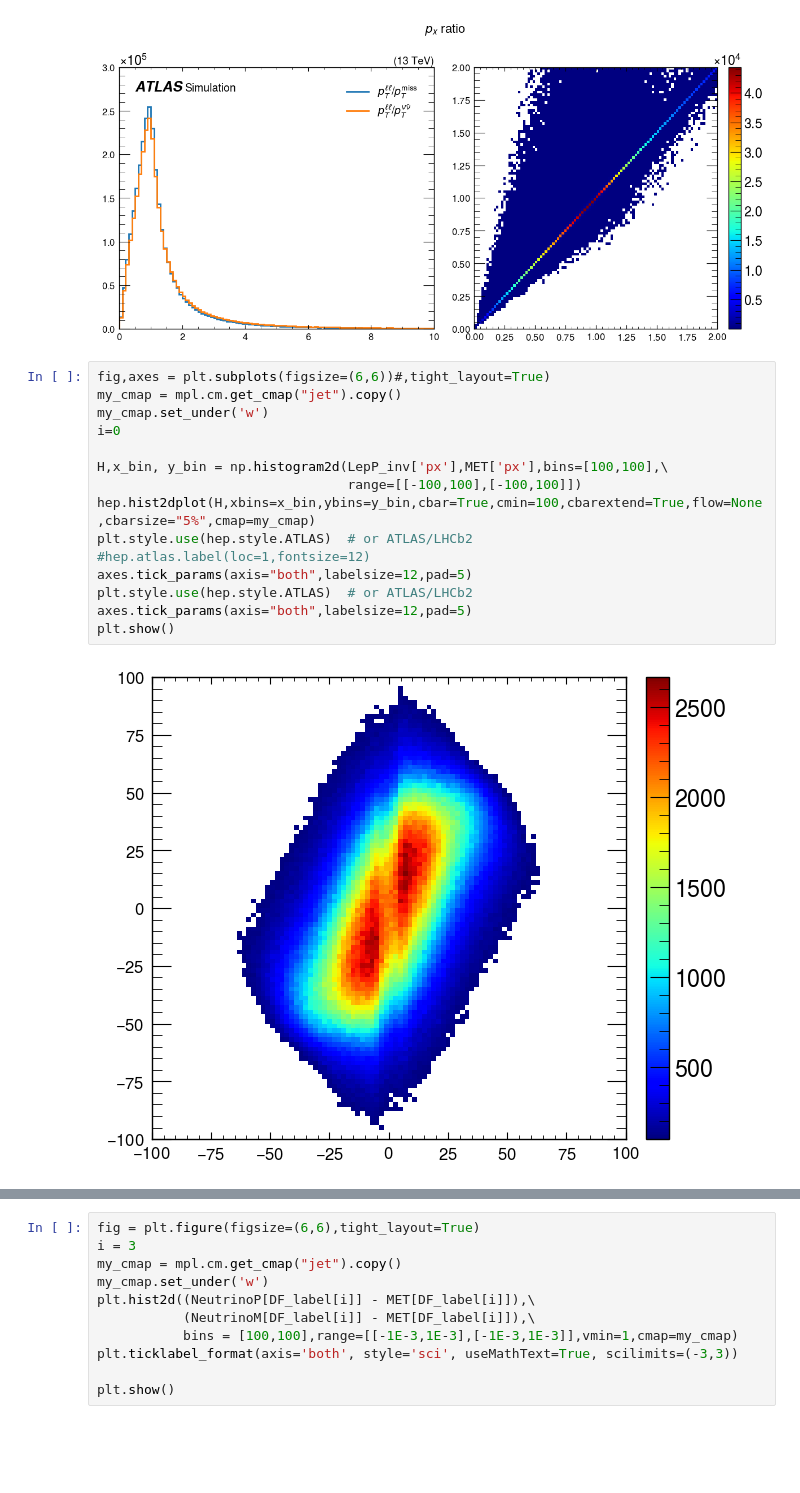
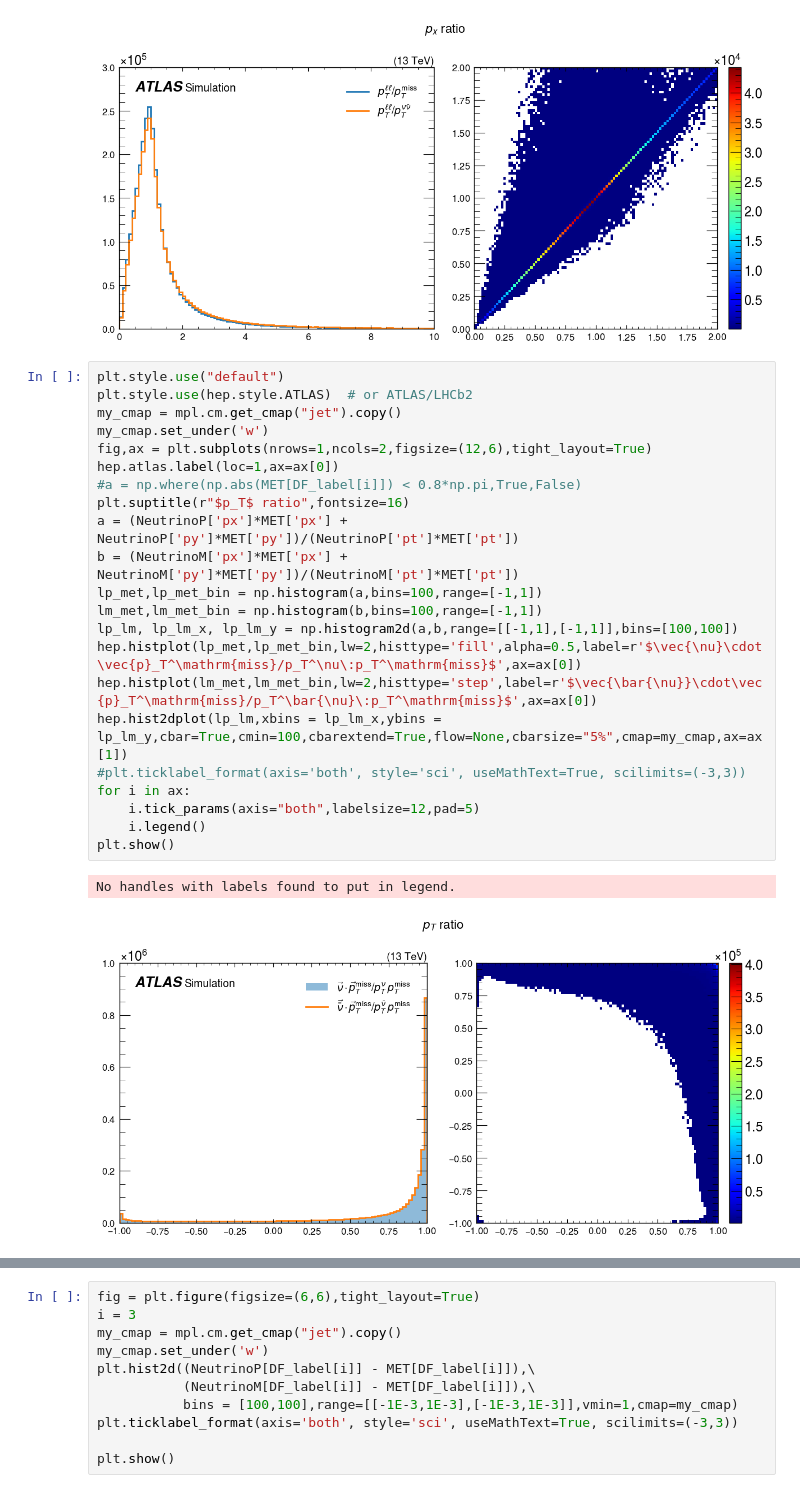
Before and after one commit to SiangYuan-Lin/Bell-Inequality-study, a Jupyter notebook: Rest_frame_reconstruction.ipynb, the cells around one changed output, grey strips where cells are left out. Cells and saved outputs as stored; diff of their text form; blank space fills up the shorter version.

```diff
--- a/Rest_frame_reconstruction.ipynb
+++ b/Rest_frame_reconstruction.ipynb
@@ -251,19 +356,27 @@ plt.show()
 No handles with labels found to put in legend.
 [figure]
 # %%
-fig,axes = plt.subplots(figsize=(6,6))#,tight_layout=True)
+plt.style.use("default")
+plt.style.use(hep.style.ATLAS)  # or ATLAS/LHCb2
 my_cmap = mpl.cm.get_cmap("jet").copy()
 my_cmap.set_under('w')
-i=0
-
-H,x_bin, y_bin = np.histogram2d(LepP_inv['px'],MET['px'],bins=[100,100],\
-                                range=[[-100,100],[-100,100]])
-hep.hist2dplot(H,xbins=x_bin,ybins=y_bin,cbar=True,cmin=100,cbarextend=True,flow=None,cbarsize="5%",cmap=my_cmap)
-plt.style.use(hep.style.ATLAS)  # or ATLAS/LHCb2
-#hep.atlas.label(loc=1,fontsize=12)
-axes.tick_params(axis="both",labelsize=12,pad=5)
-plt.style.use(hep.style.ATLAS)  # or ATLAS/LHCb2
-axes.tick_params(axis="both",labelsize=12,pad=5)
+fig,ax = plt.subplots(nrows=1,ncols=2,figsize=(12,6),tight_layout=True)
+hep.atlas.label(loc=1,ax=ax[0])
+#a = np.where(np.abs(MET[DF_label[i]]) < 0.8*np.pi,True,False)
+plt.suptitle(r"$p_T$ ratio",fontsize=16)
+a = (NeutrinoP['px']*MET['px'] + NeutrinoP['py']*MET['py'])/(NeutrinoP['pt']*MET['pt'])
+b = (NeutrinoM['px']*MET['px'] + NeutrinoM['py']*MET['py'])/(NeutrinoM['pt']*MET['pt'])
+lp_met,lp_met_bin = np.histogram(a,bins=100,range=[-1,1])
+lm_met,lm_met_bin = np.histogram(b,bins=100,range=[-1,1])
+lp_lm, lp_lm_x, lp_lm_y = np.histogram2d(a,b,range=[[-1,1],[-1,1]],bins=[100,100])
+hep.histplot(lp_met,lp_met_bin,lw=2,histtype='fill',alpha=0.5,label=r'$\vec{\nu}\cdot\vec{p}_T^\mathrm{miss}/p_T^\nu\:p_T^\mathrm{miss}$',ax=ax[0])
+hep.histplot(lm_met,lm_met_bin,lw=2,histtype='step',label=r'$\vec{\bar{\nu}}\cdot\vec{p}_T^\mathrm{miss}/p_T^\bar{\nu}\:p_T^\mathrm{miss}$',ax=ax[0])
+hep.hist2dplot(lp_lm,xbins = lp_lm_x,ybins = lp_lm_y,cbar=True,cmin=100,cbarextend=True,flow=None,cbarsize="5%",cmap=my_cmap,ax=ax[1])
+#plt.ticklabel_format(axis='both', style='sci', useMathText=True, scilimits=(-3,3))
+for i in ax:
+    i.tick_params(axis="both",labelsize=12,pad=5)
+    i.legend()
 plt.show()
 # %% [output]
+No handles with labels found to put in legend.
-[figure, old version]
+[figure, new version]
```
Also changed, not shown: parts of 12 cells of this notebook.
